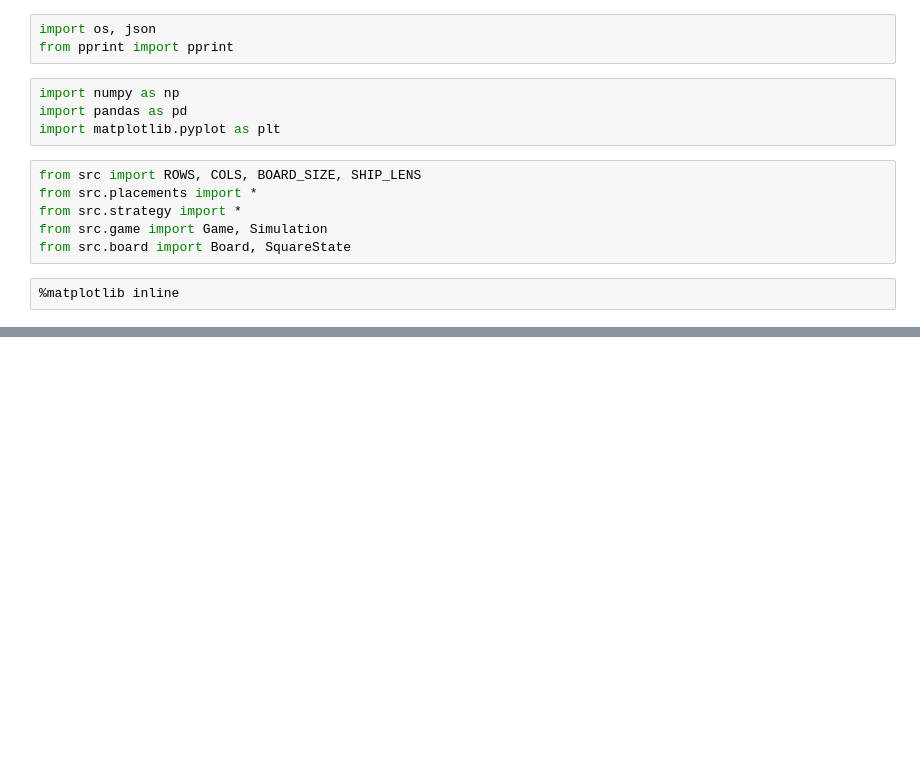
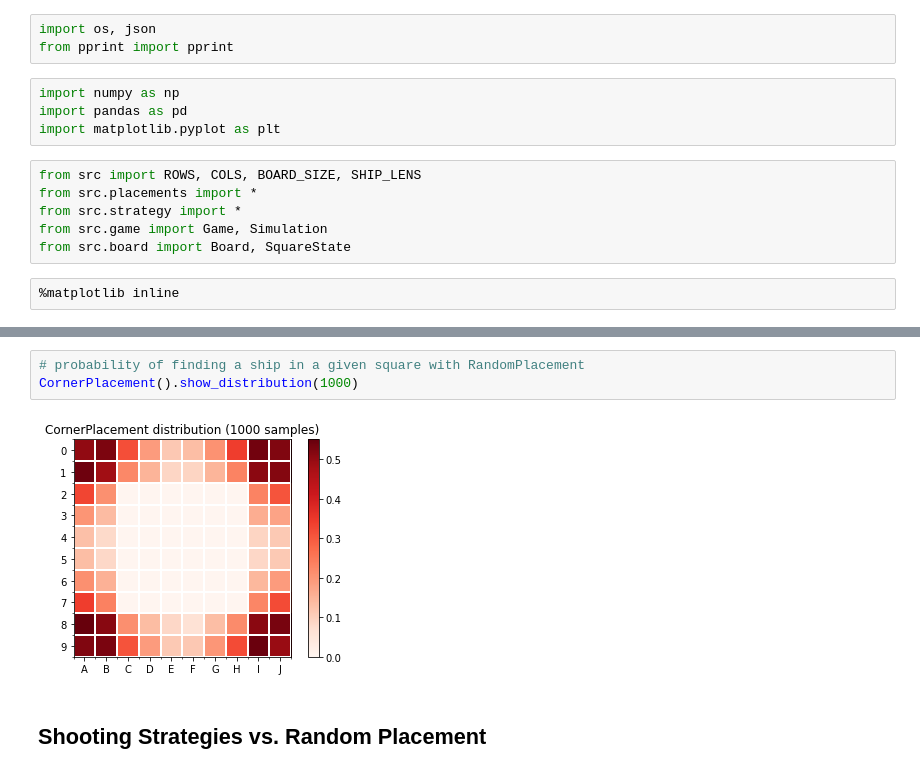
Before and after one commit to John-AM-Rivera/481-BattleShip, a Jupyter notebook: demos.ipynb, the cells around one changed output, grey strips where cells are left out. Saved outputs shown, nothing was run; the diff lists cells and outputs as text; blank space fills up the shorter version.

```diff
--- a/demos.ipynb
+++ b/demos.ipynb
@@ -21,2 +30,9 @@ RandomPlacement.show_distribution(1000)
+# %%
+# probability of finding a ship in a given square with RandomPlacement
+CornerPlacement().show_distribution(1000)
+# %% [output]
+[figure, added]
+# %% [markdown]
+## Shooting Strategies vs. Random Placement
 # %%
 # simulate random strategy against random placement
```
Also changed, not shown: parts of 24 cells of this notebook, 5 other files.
